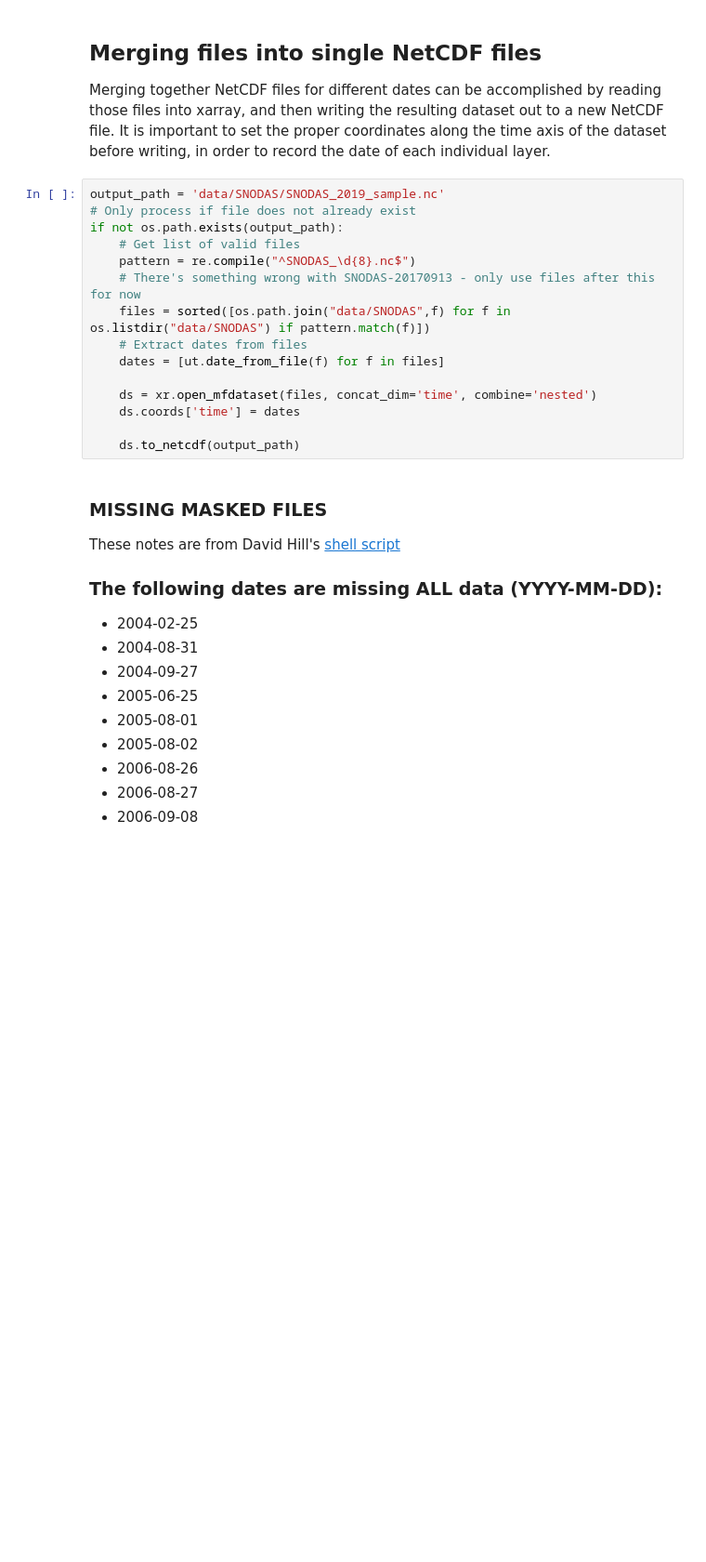
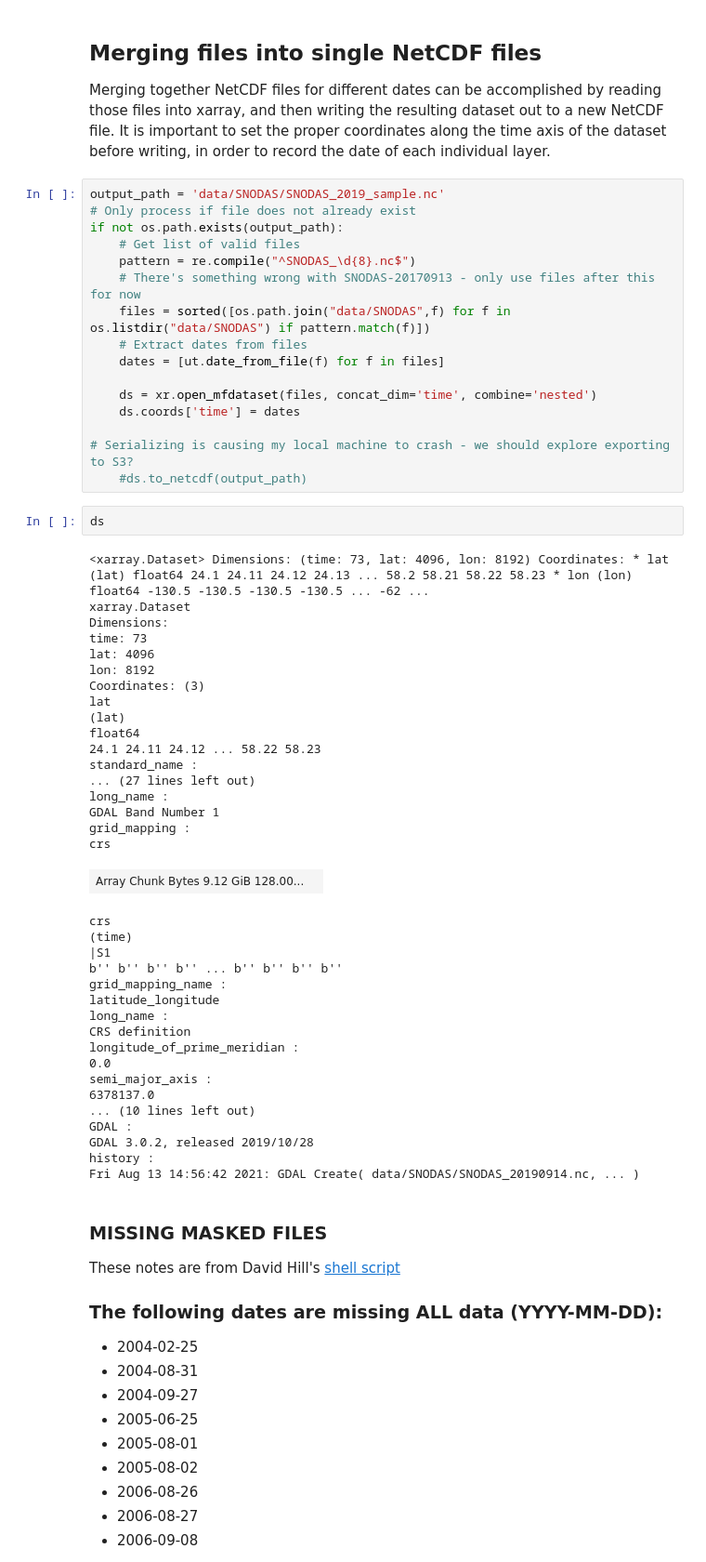
Before and after one commit to communitysnowobs/validation, a Jupyter notebook: SNODAS Wrapper.ipynb, the cells around one changed output. Shown at 93% size. Cells and saved outputs as stored; diff of their text form; blank space fills up the shorter version.

```diff
--- a/SNODAS Wrapper.ipynb
+++ b/SNODAS Wrapper.ipynb
@@ -48,7 +73,46 @@ if not os.path.exists(output_path):
     ds = xr.open_mfdataset(files, concat_dim='time', combine='nested')
     ds.coords['time'] = dates
 
-    ds.to_netcdf(output_path)
+# Serializing is causing my local machine to crash - we should explore exporting to S3?
+    #ds.to_netcdf(output_path)
+# %%
+ds
+# %% [output]
+<xarray.Dataset> Dimensions: (time: 73, lat: 4096, lon: 8192) Coordinates: * lat (lat) float64 24.1 24.11 24.12 24.13 ... 58.2 58.21 58.22 58.23 * lon (lon) float64 -130.5 -130.5 -130.5 -130.5 ... -62 ...
+xarray.Dataset
+Dimensions:
+time: 73
+lat: 4096
+lon: 8192
+Coordinates: (3)
+lat
+(lat)
+float64
+24.1 24.11 24.12 ... 58.22 58.23
+standard_name :
+... (27 lines left out)
+long_name :
+GDAL Band Number 1
+grid_mapping :
+crs
+| Array Chunk Bytes 9.12 GiB 128.00... |  |
+crs
+(time)
+|S1
+b'' b'' b'' b'' ... b'' b'' b'' b''
+grid_mapping_name :
+latitude_longitude
+long_name :
+CRS definition
+longitude_of_prime_meridian :
+0.0
+semi_major_axis :
+6378137.0
+... (10 lines left out)
+GDAL :
+GDAL 3.0.2, released 2019/10/28
+history :
+Fri Aug 13 14:56:42 2021: GDAL Create( data/SNODAS/SNODAS_20190914.nc, ... )
 # %% [markdown]
 ### MISSING MASKED FILES
 
```
Also changed, not shown: parts of 12 cells of this notebook.
